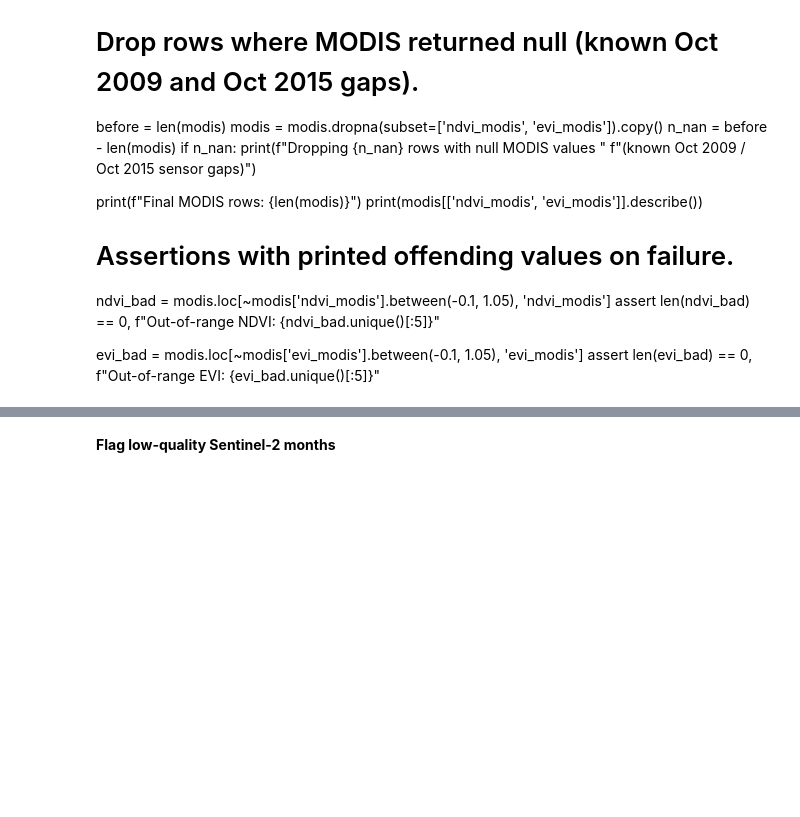
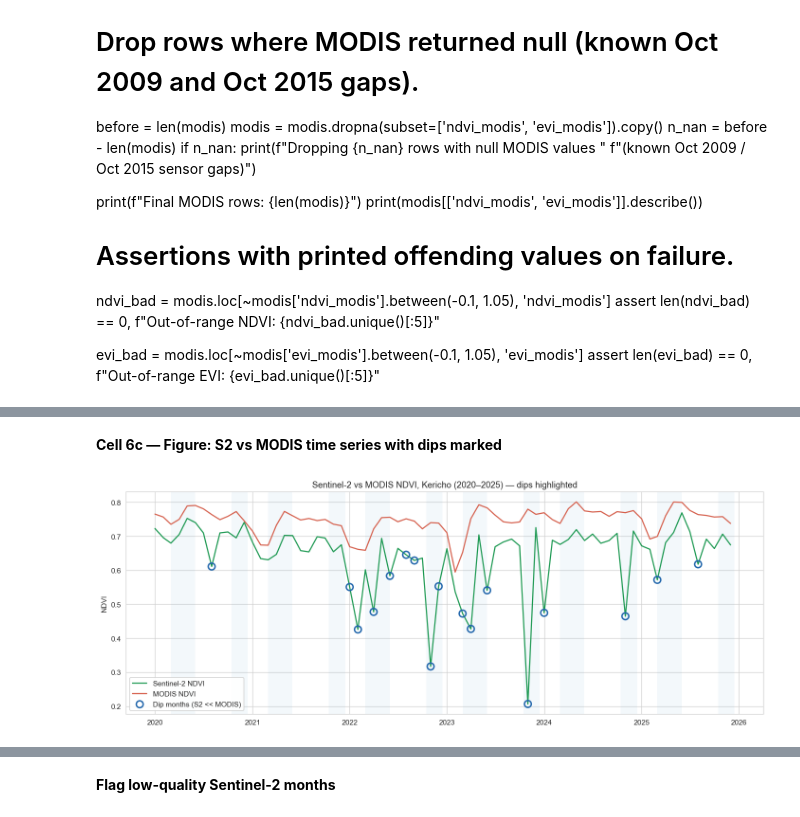
Before and after one commit to kiptoorono/Kericho-Vegetation-Dyamics, a Jupyter notebook: Notebooks/Load_Merge_Data.ipynb, the cells around one changed output, grey strips where cells are left out. Cells and saved outputs as stored; diff of their text form; code cells hidden in the pictures; blank space fills up the shorter version.

```diff
--- a/Notebooks/Load_Merge_Data.ipynb
+++ b/Notebooks/Load_Merge_Data.ipynb
@@ -406,0 +484,37 @@ if r < 0.3:
+# %% [markdown]
+<b>Cell 6c — Figure: S2 vs MODIS time series with dips marked</b>
+# %%
+fig, ax = plt.subplots(figsize=(13, 5))
+
+# County means
+cm = diag.groupby('month').agg(
+    s2=('ndvi_s2', 'mean'),
+    modis=('ndvi_modis', 'mean'),
+    precip=('precip_mm', 'mean'),
+).reset_index()
+
+ax.plot(cm['month'], cm['s2'], lw=1.6, color='#1a9850', label='Sentinel-2 NDVI')
+ax.plot(cm['month'], cm['modis'], lw=1.6, color='#d6604d', label='MODIS NDVI')
+
+# Highlight months where the county-mean S2 dropped below MODIS by > 0.1
+cm['diff'] = cm['s2'] - cm['modis']
+dip_months = cm[cm['diff'] < -0.1]
+ax.scatter(dip_months['month'], dip_months['s2'],
+           s=90, facecolors='none', edgecolors='#2166ac',
+           linewidths=2, zorder=5, label='Dip months (S2 << MODIS)')
+
+# Shade the long-rains seasons lightly
+for year in range(2020, 2026):
+    ax.axvspan(f'{year}-03-01', f'{year}-05-31', color='#4393c3',
+               alpha=0.06, lw=0)
+    ax.axvspan(f'{year}-10-15', f'{year}-12-15', color='#4393c3',
+               alpha=0.06, lw=0)
+
+ax.set_ylabel('NDVI')
+ax.set_title('Sentinel-2 vs MODIS NDVI, Kericho (2020–2025) — dips highlighted')
+ax.legend(loc='lower left', framealpha=0.9)
+plt.tight_layout()
+plt.savefig(FIG / 's2_modis_dips_timeseries.png', dpi=150, bbox_inches='tight')
+plt.show()
+# %% [output]
+[figure, added]
```
Also changed, not shown: parts of 28 cells of this notebook, 5 other files.
